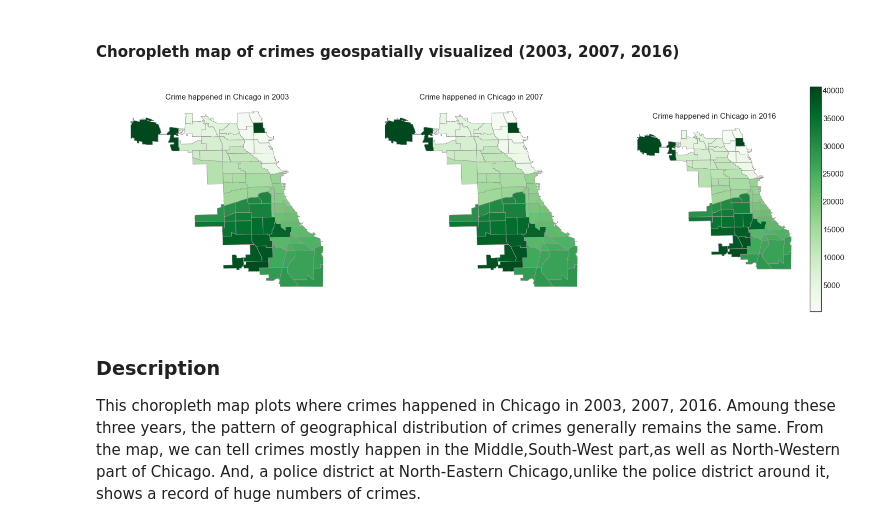
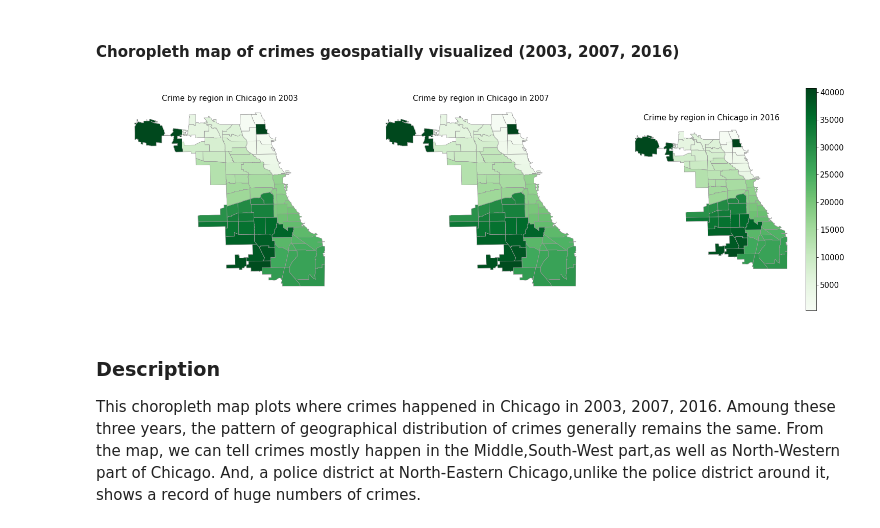
Before and after one commit to nschenone/Crime_Analysis_in_Chicago, a Jupyter notebook: COGS_108_Final_Project.ipynb, the cells around one changed output. Drawn from its saved outputs; the diff is of its cells as text; code cells hidden in the pictures.

```diff
--- a/COGS_108_Final_Project.ipynb
+++ b/COGS_108_Final_Project.ipynb
@@ -63,7 +63,8 @@ plt.rc('ytick', labelsize=SMALL_SIZE)    # fontsize of the tick labels
 plt.rc('legend', fontsize=SMALL_SIZE)    # legend fontsize
 plt.rc('figure', titlesize=BIGGER_SIZE)  # fontsize of the figure title
 
-plt.rcParams['figure.figsize'] = (25, 10) #increase figure size
+#plt.rcParams['figure.figsize'] = (25, 10) #increase figure size
+plt.rcParams['figure.figsize'] = (40, 20)
 # %% [markdown]
 #### Load and format data
 # %%
@@ -468,23 +470,23 @@ map2_2016=map2_Chicago.merge(district2_2016,on='Area_num');
 # %%
 fig, axs = plt.subplots(1,3,figsize=(25,8))
 
 sm = plt.cm.ScalarMappable(cmap='Greens')
 sm.norm=plt.Normalize(vmin=min(min(map2_2003['Num_crime']),min(map2_2007['Num_crime']),min(map2_2016['Num_crime'])),
                    vmax=max(max(map2_2003['Num_crime']),max(map2_2007['Num_crime']),max(map2_2016['Num_crime'])))
 sm._A= []
 
 cbar = fig.colorbar(sm)
 for ax in axs:
     ax.axis('off')
 
 map2_2003.plot(column="Area_num", cmap='Greens', linewidth=0.8, ax=axs[0], edgecolor='0.6')
-axs[0].set_title('Crime happened in Chicago in 2003')
+axs[0].set_title('Crime by region in Chicago in 2003')
 map2_2007.plot(column="Area_num", cmap='Greens', linewidth=0.8, ax=axs[1], edgecolor='0.6')
-axs[1].set_title('Crime happened in Chicago in 2007')
+axs[1].set_title('Crime by region in Chicago in 2007')
 map2_2016.plot(column="Area_num", cmap='Greens', linewidth=0.8, ax=axs[2], edgecolor='0.6')
-axs[2].set_title('Crime happened in Chicago in 2016');
+axs[2].set_title('Crime by region in Chicago in 2016');
 # %% [output]
-[figure, old version]
+[figure, new version]
 # %% [markdown]
 ### Description
 This choropleth map plots where crimes happened in Chicago in 2003, 2007, 2016. Amoung these three years, the pattern of geographical distribution of crimes generally remains the same.
```
Also changed, not shown: parts of 8 cells of this notebook.
